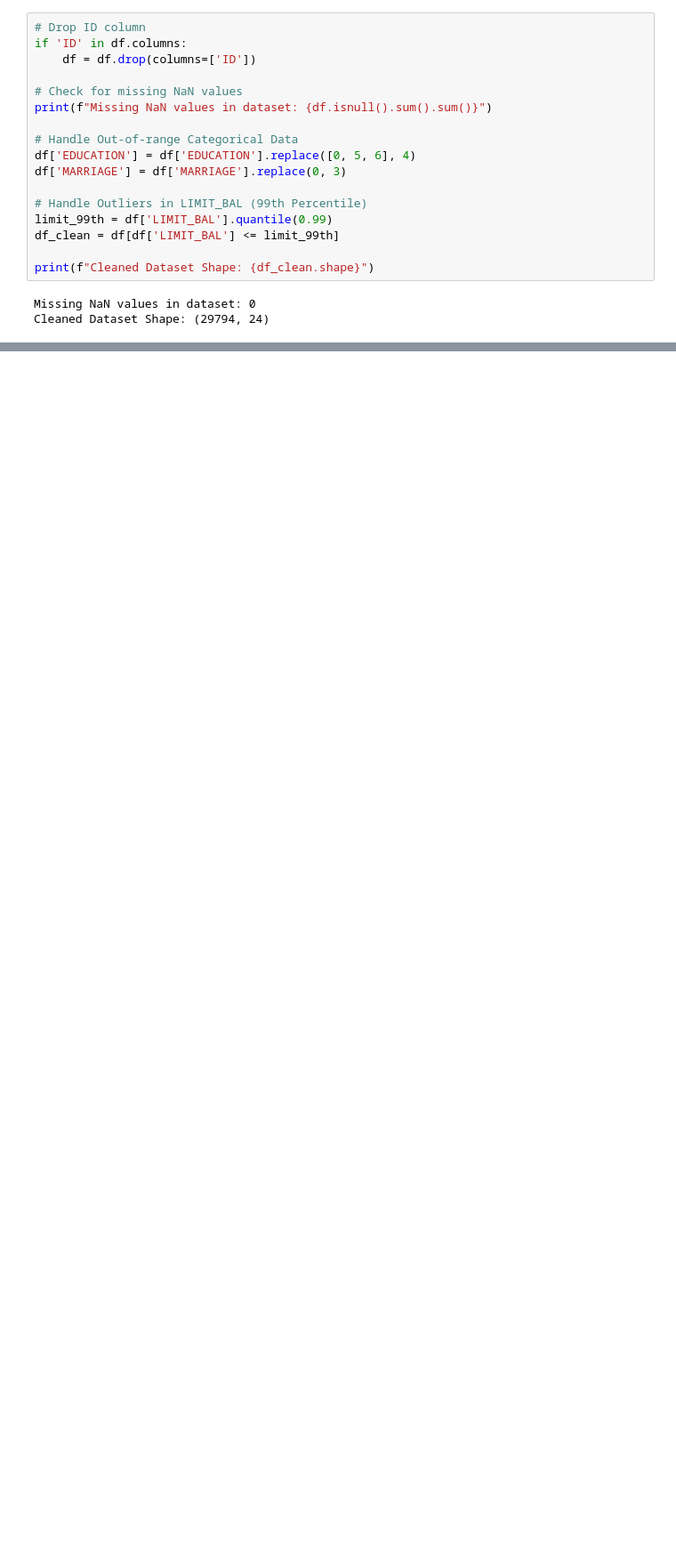
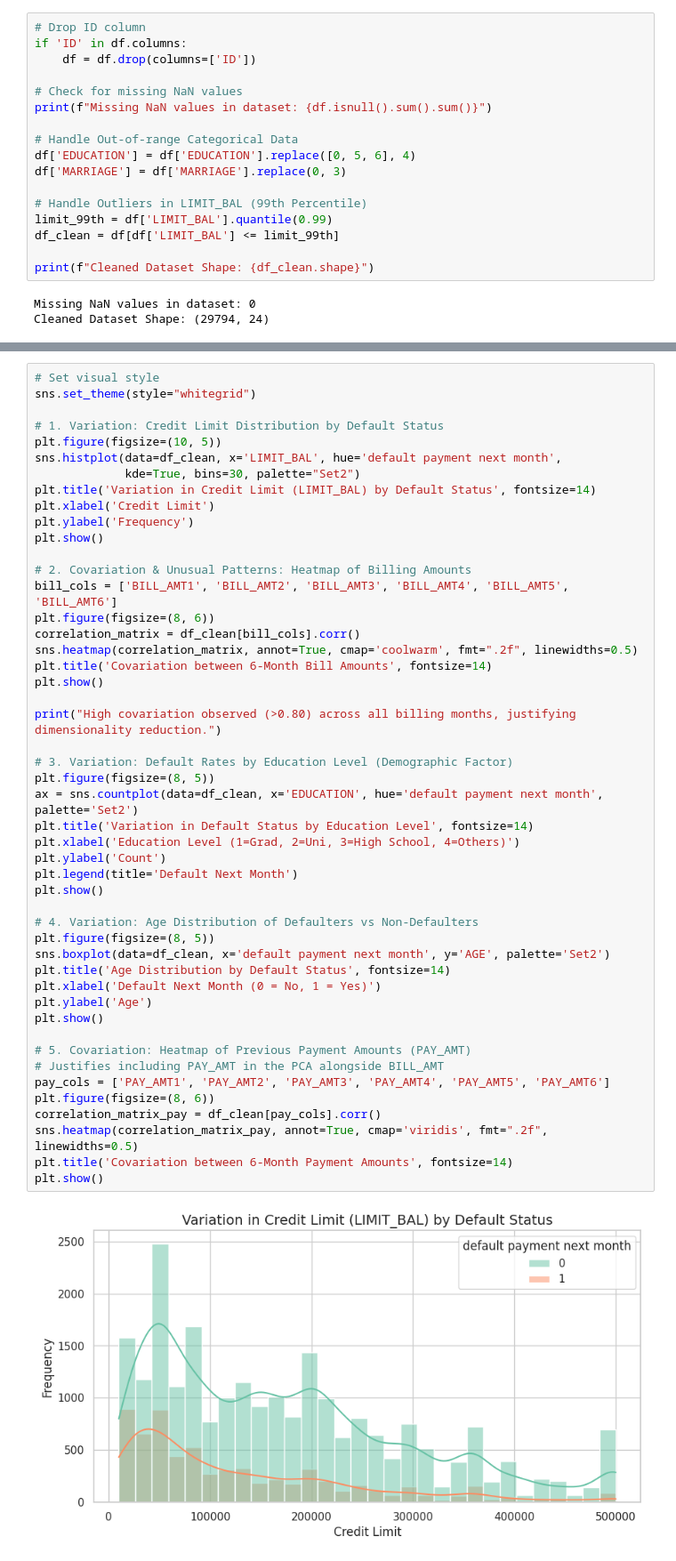
Before and after one commit to Dee-17-C/CA1-Data-Exploration-Preparation-DEP-, a Jupyter notebook: CA1_Data_Exploration_&_Preparation_(DEP)_2026848.ipynb, the cells around one changed output, grey strips where cells are left out. Shown at 89% size. Drawn from its saved outputs; the diff is of its cells as text; blank space fills up the shorter version.

Commit message:
Exploratory Data Analysis (EDA) & Unusual Patterns

```diff
--- a/CA1_Data_Exploration_&_Preparation_(DEP)_2026848.ipynb
+++ b/CA1_Data_Exploration_&_Preparation_(DEP)_2026848.ipynb
@@ -68,0 +76,50 @@ Cleaned Dataset Shape: (29794, 24)
+# %%
+# Set visual style
+sns.set_theme(style="whitegrid")
+
+# 1. Variation: Credit Limit Distribution by Default Status
+plt.figure(figsize=(10, 5))
+sns.histplot(data=df_clean, x='LIMIT_BAL', hue='default payment next month',
+             kde=True, bins=30, palette="Set2")
+plt.title('Variation in Credit Limit (LIMIT_BAL) by Default Status', fontsize=14)
+plt.xlabel('Credit Limit')
+plt.ylabel('Frequency')
+plt.show()
+
+# 2. Covariation & Unusual Patterns: Heatmap of Billing Amounts
+bill_cols = ['BILL_AMT1', 'BILL_AMT2', 'BILL_AMT3', 'BILL_AMT4', 'BILL_AMT5', 'BILL_AMT6']
+plt.figure(figsize=(8, 6))
+correlation_matrix = df_clean[bill_cols].corr()
+sns.heatmap(correlation_matrix, annot=True, cmap='coolwarm', fmt=".2f", linewidths=0.5)
+plt.title('Covariation between 6-Month Bill Amounts', fontsize=14)
+plt.show()
+
+print("High covariation observed (>0.80) across all billing months, justifying dimensionality reduction.")
+
+# 3. Variation: Default Rates by Education Level (Demographic Factor)
+plt.figure(figsize=(8, 5))
+ax = sns.countplot(data=df_clean, x='EDUCATION', hue='default payment next month', palette='Set2')
+plt.title('Variation in Default Status by Education Level', fontsize=14)
+plt.xlabel('Education Level (1=Grad, 2=Uni, 3=High School, 4=Others)')
+plt.ylabel('Count')
+plt.legend(title='Default Next Month')
+plt.show()
+
+# 4. Variation: Age Distribution of Defaulters vs Non-Defaulters
+plt.figure(figsize=(8, 5))
+sns.boxplot(data=df_clean, x='default payment next month', y='AGE', palette='Set2')
+plt.title('Age Distribution by Default Status', fontsize=14)
+plt.xlabel('Default Next Month (0 = No, 1 = Yes)')
+plt.ylabel('Age')
+plt.show()
+
+# 5. Covariation: Heatmap of Previous Payment Amounts (PAY_AMT)
+# Justifies including PAY_AMT in the PCA alongside BILL_AMT
+pay_cols = ['PAY_AMT1', 'PAY_AMT2', 'PAY_AMT3', 'PAY_AMT4', 'PAY_AMT5', 'PAY_AMT6']
+plt.figure(figsize=(8, 6))
+correlation_matrix_pay = df_clean[pay_cols].corr()
+sns.heatmap(correlation_matrix_pay, annot=True, cmap='viridis', fmt=".2f", linewidths=0.5)
+plt.title('Covariation between 6-Month Payment Amounts', fontsize=14)
+plt.show()
+# %% [output]
+[figure, added]
```
Also changed, not shown: parts of 2 cells of this notebook.
